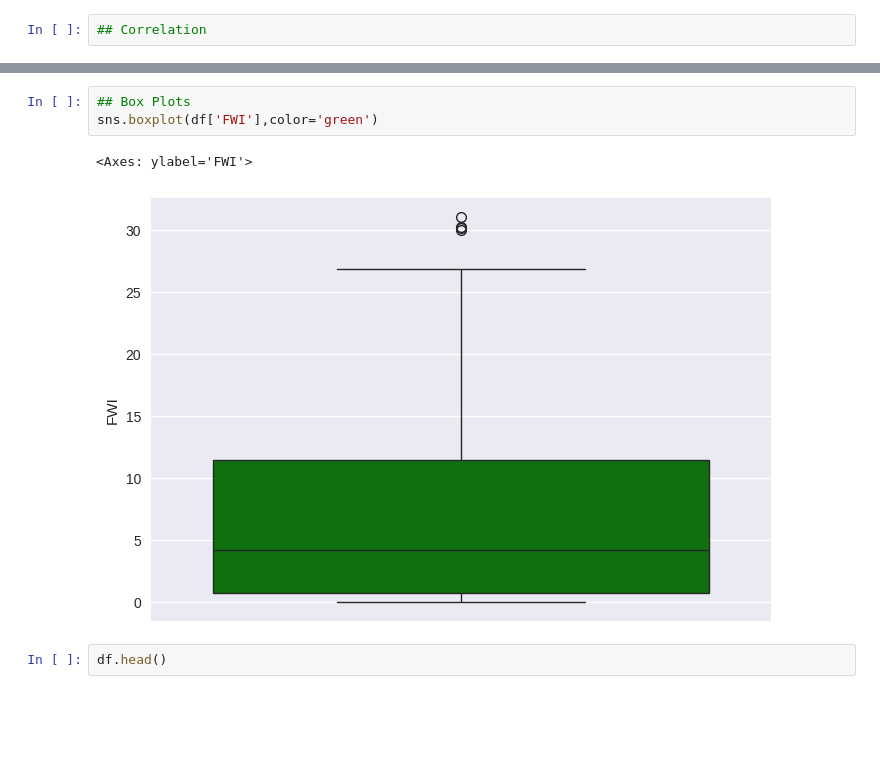
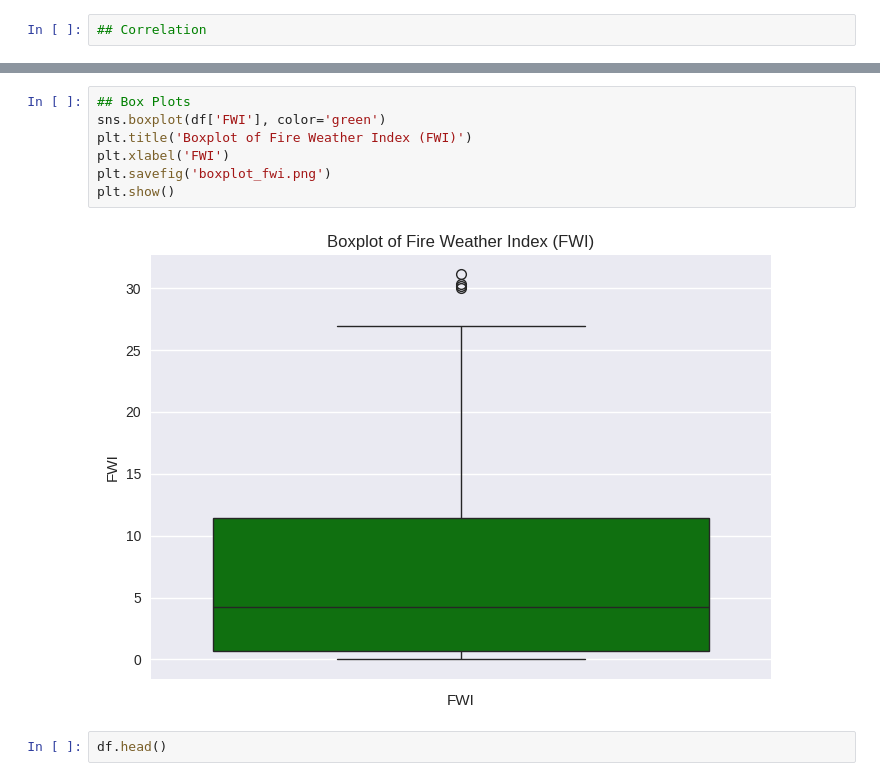
Before and after one commit to HarshStats/End-2-End-ML-Project-Forest-Fire-Prediction-Deployed-on-AWS, a Jupyter notebook: notebooks/EDA and FE of Dataset.ipynb, the cells around one changed output, grey strips where cells are left out. Cells and saved outputs as stored; diff of their text form; blank space fills up the shorter version.

```diff
--- a/notebooks/EDA and FE of Dataset.ipynb
+++ b/notebooks/EDA and FE of Dataset.ipynb
@@ -403,9 +410,12 @@ sns.heatmap(df_copy.corr(), annot=True, cmap='coolwarm')
 # %%
 ## Box Plots
-sns.boxplot(df['FWI'],color='green')
+sns.boxplot(df['FWI'], color='green')
+plt.title('Boxplot of Fire Weather Index (FWI)')
+plt.xlabel('FWI')
+plt.savefig('boxplot_fwi.png')
+plt.show()
 # %% [output]
-<Axes: ylabel='FWI'>
-[figure, old version]
+[figure, new version]
 # %%
 df.head()
 # %% [output]
```
Also changed, not shown: parts of 5 cells of this notebook, 8 other files.
